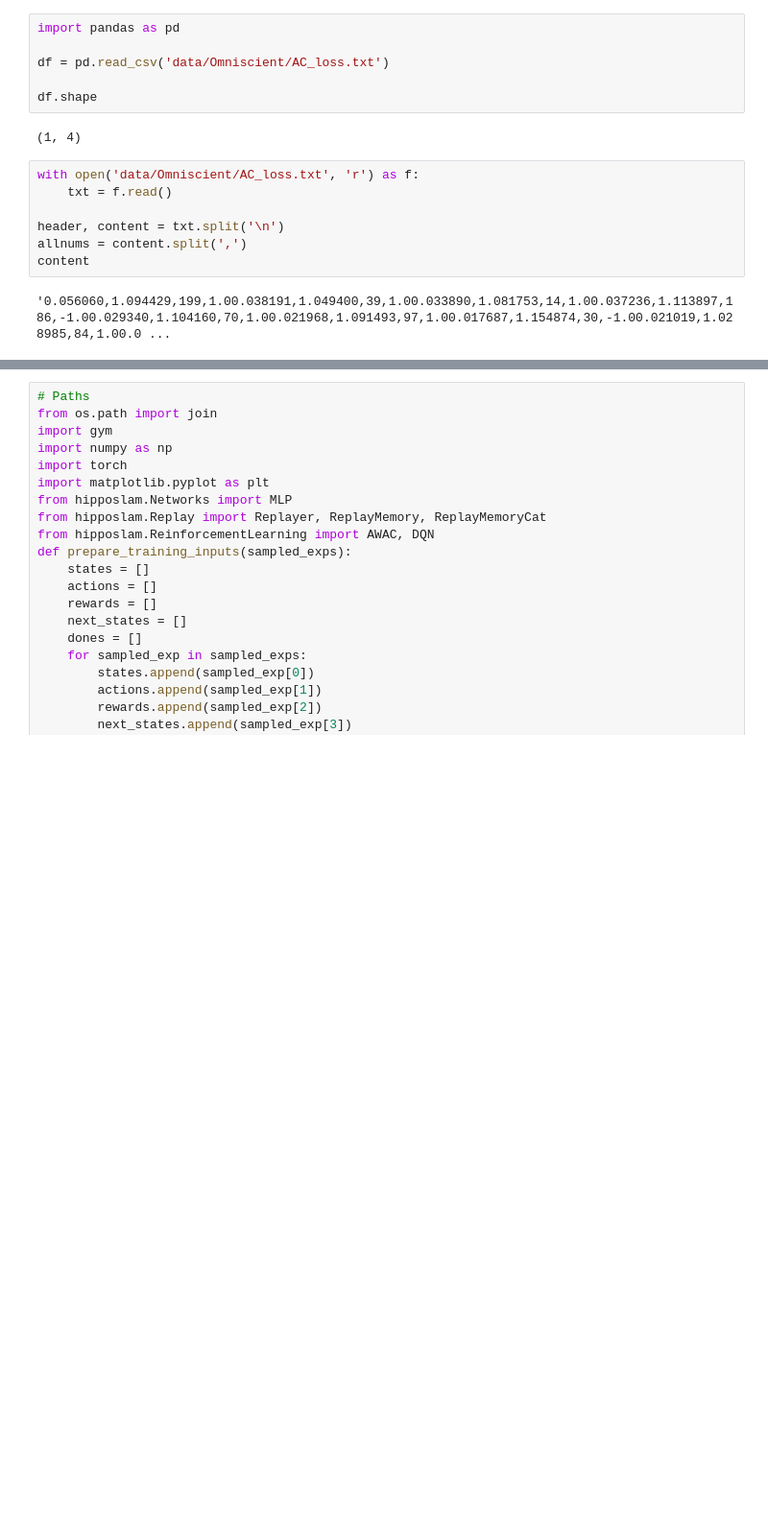
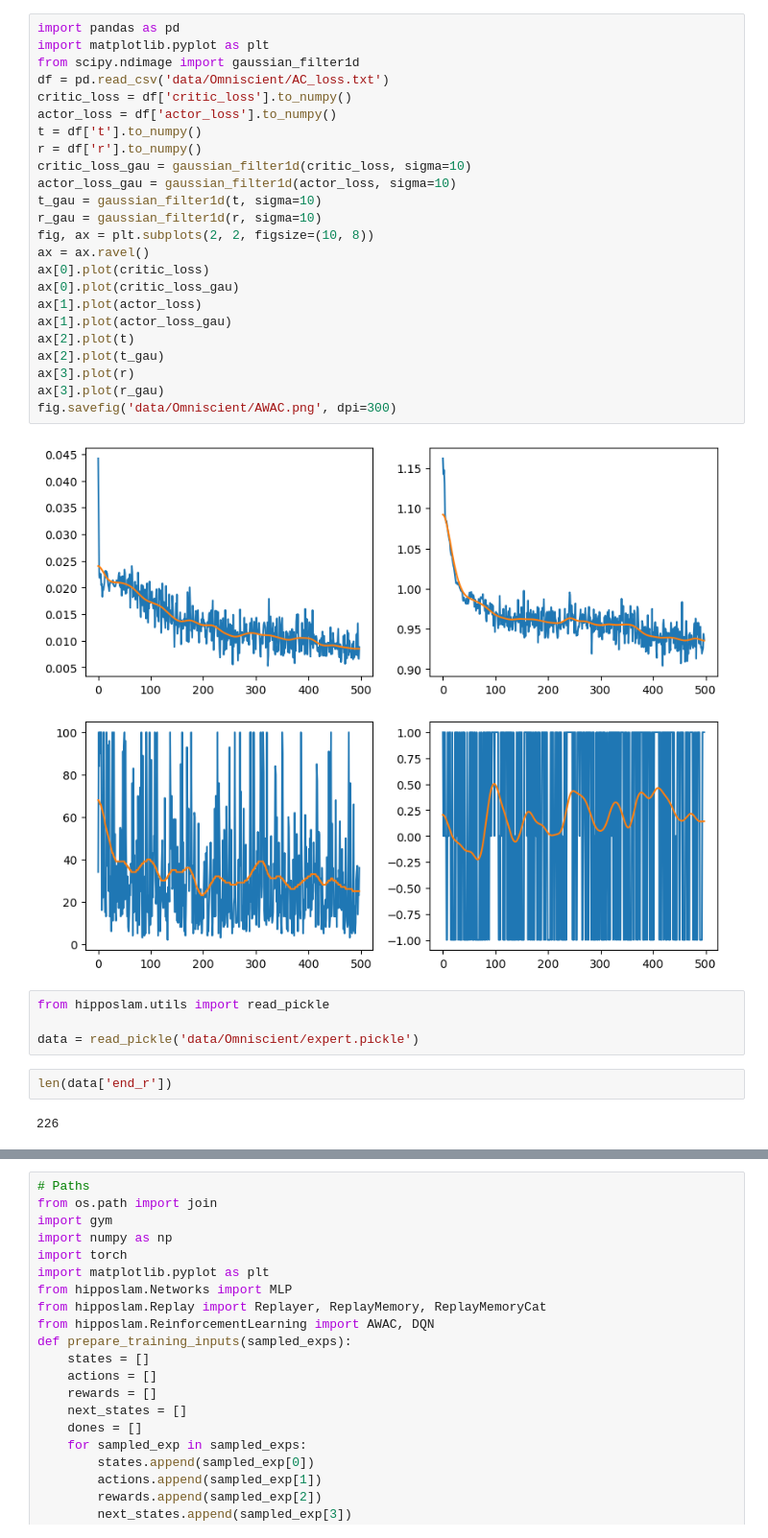
Before and after one commit to yyhhoi/HippoSLAM, a Jupyter notebook: controllers/hipposlam/try.ipynb, the cells around one changed output, grey strips where cells are left out. Shown at 96% size. Saved outputs shown, nothing was run; the diff lists cells and outputs as text; blank space fills up the shorter version.

```diff
--- a/controllers/hipposlam/try.ipynb
+++ b/controllers/hipposlam/try.ipynb
@@ -1,17 +1,34 @@
-# %%
-import pandas as pd
-
-df = pd.read_csv('data/Omniscient/AC_loss.txt')
-
-df.shape
-# %% [output]
-(1, 4)
-# %%
-with open('data/Omniscient/AC_loss.txt', 'r') as f:
-    txt = f.read()
-
-header, content = txt.split('\n')
-allnums = content.split(',')
-content
-# %% [output]
-'0.056060,1.094429,199,1.00.038191,1.049400,39,1.00.033890,1.081753,14,1.00.037236,1.113897,186,-1.00.029340,1.104160,70,1.00.021968,1.091493,97,1.00.017687,1.154874,30,-1.00.021019,1.028985,84,1.00.0 ...
+# %%
+import pandas as pd
+import matplotlib.pyplot as plt
+from scipy.ndimage import gaussian_filter1d
+df = pd.read_csv('data/Omniscient/AC_loss.txt')
+critic_loss = df['critic_loss'].to_numpy()
+actor_loss = df['actor_loss'].to_numpy()
+t = df['t'].to_numpy()
+r = df['r'].to_numpy()
+critic_loss_gau = gaussian_filter1d(critic_loss, sigma=10)
+actor_loss_gau = gaussian_filter1d(actor_loss, sigma=10)
+t_gau = gaussian_filter1d(t, sigma=10)
+r_gau = gaussian_filter1d(r, sigma=10)
+fig, ax = plt.subplots(2, 2, figsize=(10, 8))
+ax = ax.ravel()
+ax[0].plot(critic_loss)
+ax[0].plot(critic_loss_gau)
+ax[1].plot(actor_loss)
+ax[1].plot(actor_loss_gau)
+ax[2].plot(t)
+ax[2].plot(t_gau)
+ax[3].plot(r)
+ax[3].plot(r_gau)
+fig.savefig('data/Omniscient/AWAC.png', dpi=300)
+# %% [output]
+[figure, added]
+# %%
+from hipposlam.utils import read_pickle
+
+data = read_pickle('data/Omniscient/expert.pickle')
+# %%
+len(data['end_r'])
+# %% [output]
+226
```
Also changed, not shown: parts of 1 cell of this notebook, 4 other files.
